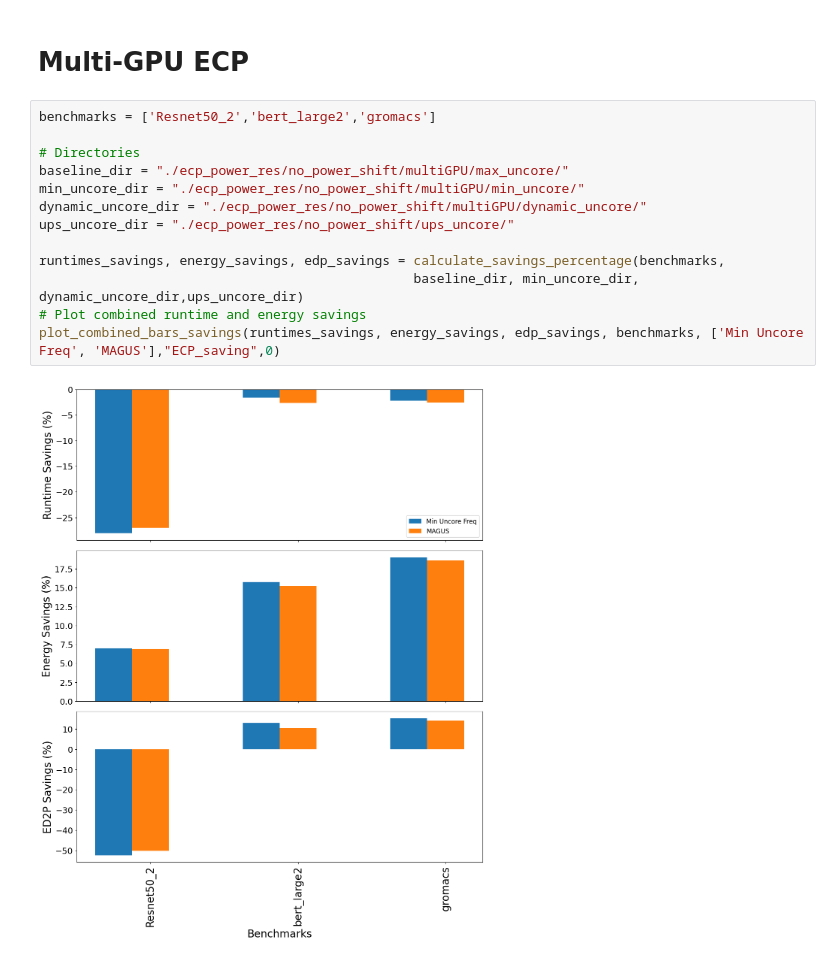
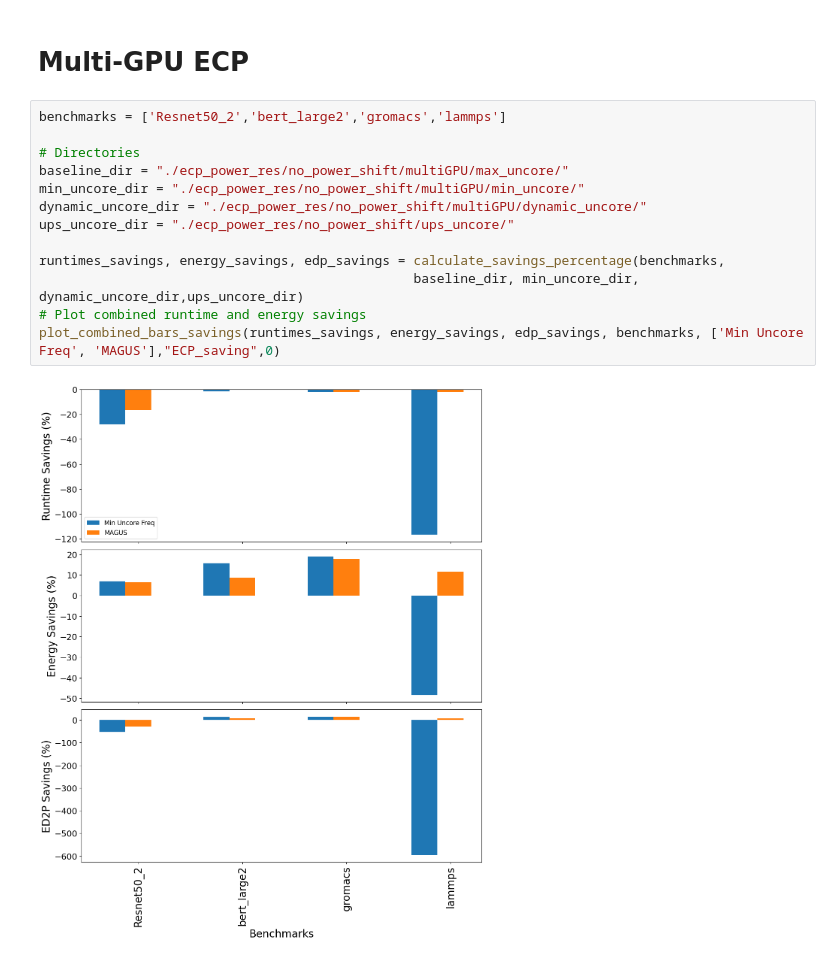
Before and after one commit to zzheng33/power, a Jupyter notebook: GPGPU/data/uncore_fs.ipynb, the cells around one changed output. Saved outputs shown, nothing was run; the diff lists cells and outputs as text.

```diff
--- a/GPGPU/data/uncore_fs.ipynb
+++ b/GPGPU/data/uncore_fs.ipynb
@@ -862,17 +862,17 @@ plot_memory_throughput(mem_tps_dir_max,mem_tps_dir_min,mem_tps_dir_dynamic,'mini
 # %% [markdown]
 # Multi-GPU ECP
 # %%
-benchmarks = ['Resnet50_2','bert_large2','gromacs']
+benchmarks = ['Resnet50_2','bert_large2','gromacs','lammps']
 
 # Directories
 baseline_dir = "./ecp_power_res/no_power_shift/multiGPU/max_uncore/"
 min_uncore_dir = "./ecp_power_res/no_power_shift/multiGPU/min_uncore/"
 dynamic_uncore_dir = "./ecp_power_res/no_power_shift/multiGPU/dynamic_uncore/"
 ups_uncore_dir = "./ecp_power_res/no_power_shift/ups_uncore/"
 
 runtimes_savings, energy_savings, edp_savings = calculate_savings_percentage(benchmarks,
                                                 baseline_dir, min_uncore_dir, dynamic_uncore_dir,ups_uncore_dir)
 # Plot combined runtime and energy savings
 plot_combined_bars_savings(runtimes_savings, energy_savings, edp_savings, benchmarks, ['Min Uncore Freq', 'MAGUS'],"ECP_saving",0)
 # %% [output]
-[figure, old version]
+[figure, new version]
```
Also changed, not shown: parts of 1 cell of this notebook, 15 other files.
